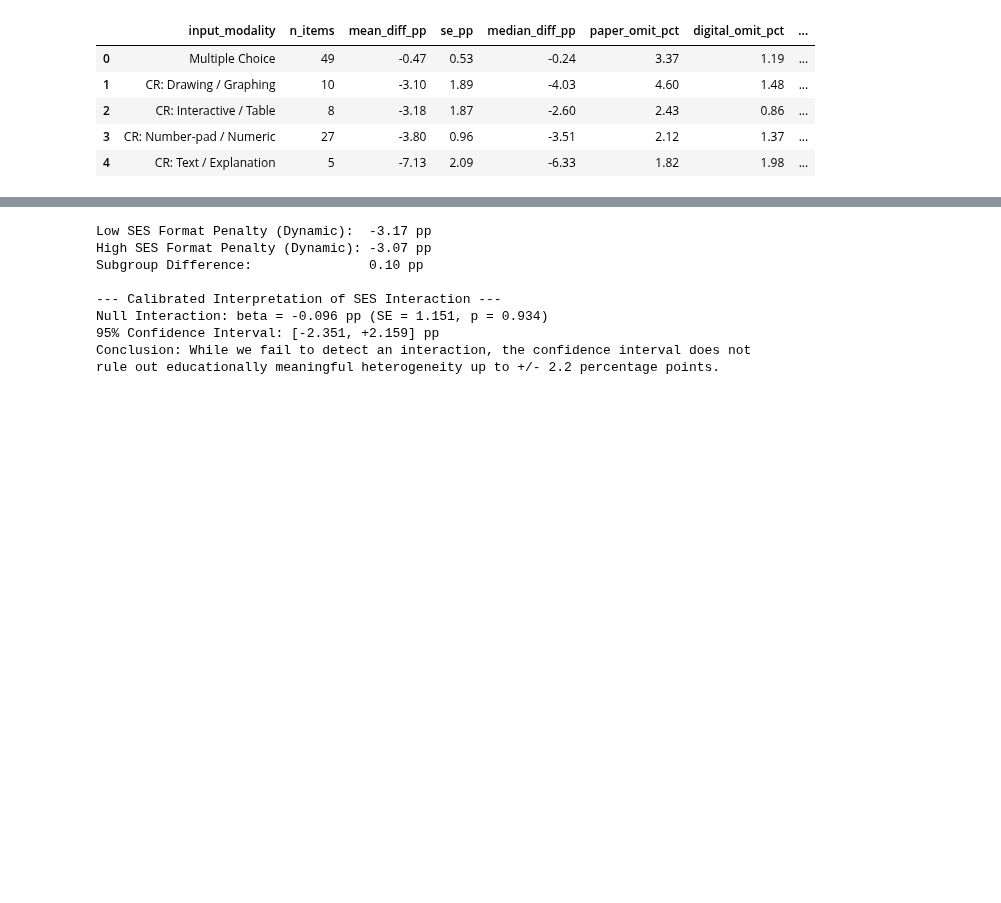
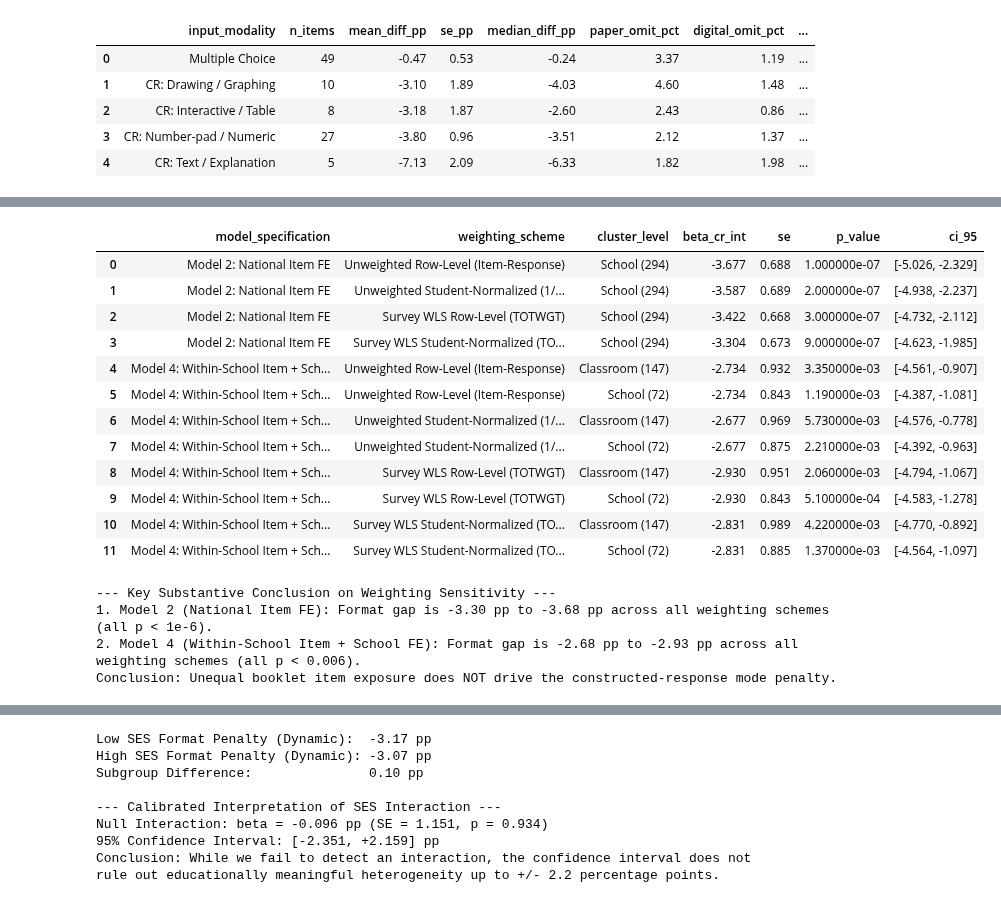
Before and after one commit to admiralorbiter/computational-sketchbook, a Jupyter notebook: 2026/2026-10-09-keyboarding-mode-effects/notebooks/03_timss_2019_scoring_validation.ipynb, the cells around one changed output, grey strips where cells are left out. Cells and saved outputs as stored; diff of their text form; code cells hidden in the pictures; blank space fills up the shorter version.

```diff
--- a/2026/2026-10-09-keyboarding-mode-effects/notebooks/03_timss_2019_scoring_validation.ipynb
+++ b/2026/2026-10-09-keyboarding-mode-effects/notebooks/03_timss_2019_scoring_validation.ipynb
@@ -155,0 +187,26 @@ We evaluate design-based sampling variance using the official TIMSS Jackknife Re
+# %%
+df_sens = pd.read_csv(TABLES_DIR / "table13_timss_2019_booklet_exposure_sensitivity.csv")
+display(df_sens)
+
+print("\n--- Key Substantive Conclusion on Weighting Sensitivity ---")
+print("1. Model 2 (National Item FE): Format gap is -3.30 pp to -3.68 pp across all weighting schemes (all p < 1e-6).")
+print("2. Model 4 (Within-School Item + School FE): Format gap is -2.68 pp to -2.93 pp across all weighting schemes (all p < 0.006).")
+print("Conclusion: Unequal booklet item exposure does NOT drive the constructed-response mode penalty.")
+# %% [output]
+|  | model_specification | weighting_scheme | cluster_level | beta_cr_int | se | p_value | ci_95 |
+| 0 | Model 2: National Item FE | Unweighted Row-Level (Item-Response) | School (294) | -3.677 | 0.688 | 1.000000e-07 | [-5.026, -2.329] |
+| 1 | Model 2: National Item FE | Unweighted Student-Normalized (1/... | School (294) | -3.587 | 0.689 | 2.000000e-07 | [-4.938, -2.237] |
+| 2 | Model 2: National Item FE | Survey WLS Row-Level (TOTWGT) | School (294) | -3.422 | 0.668 | 3.000000e-07 | [-4.732, -2.112] |
+| 3 | Model 2: National Item FE | Survey WLS Student-Normalized (TO... | School (294) | -3.304 | 0.673 | 9.000000e-07 | [-4.623, -1.985] |
+| 4 | Model 4: Within-School Item + Sch... | Unweighted Row-Level (Item-Response) | Classroom (147) | -2.734 | 0.932 | 3.350000e-03 | [-4.561, -0.907] |
+| 5 | Model 4: Within-School Item + Sch... | Unweighted Row-Level (Item-Response) | School (72) | -2.734 | 0.843 | 1.190000e-03 | [-4.387, -1.081] |
+| 6 | Model 4: Within-School Item + Sch... | Unweighted Student-Normalized (1/... | Classroom (147) | -2.677 | 0.969 | 5.730000e-03 | [-4.576, -0.778] |
+| 7 | Model 4: Within-School Item + Sch... | Unweighted Student-Normalized (1/... | School (72) | -2.677 | 0.875 | 2.210000e-03 | [-4.392, -0.963] |
+| 8 | Model 4: Within-School Item + Sch... | Survey WLS Row-Level (TOTWGT) | Classroom (147) | -2.930 | 0.951 | 2.060000e-03 | [-4.794, -1.067] |
+| 9 | Model 4: Within-School Item + Sch... | Survey WLS Row-Level (TOTWGT) | School (72) | -2.930 | 0.843 | 5.100000e-04 | [-4.583, -1.278] |
+| 10 | Model 4: Within-School Item + Sch... | Survey WLS Student-Normalized (TO... | Classroom (147) | -2.831 | 0.989 | 4.220000e-03 | [-4.770, -0.892] |
+| 11 | Model 4: Within-School Item + Sch... | Survey WLS Student-Normalized (TO... | School (72) | -2.831 | 0.885 | 1.370000e-03 | [-4.564, -1.097] |
+--- Key Substantive Conclusion on Weighting Sensitivity ---
+1. Model 2 (National Item FE): Format gap is -3.30 pp to -3.68 pp across all weighting schemes (all p < 1e-6).
+2. Model 4 (Within-School Item + School FE): Format gap is -2.68 pp to -2.93 pp across all weighting schemes (all p < 0.006).
+Conclusion: Unequal booklet item exposure does NOT drive the constructed-response mode penalty.
```
Also changed, not shown: parts of 11 cells of this notebook, 13 other files.
